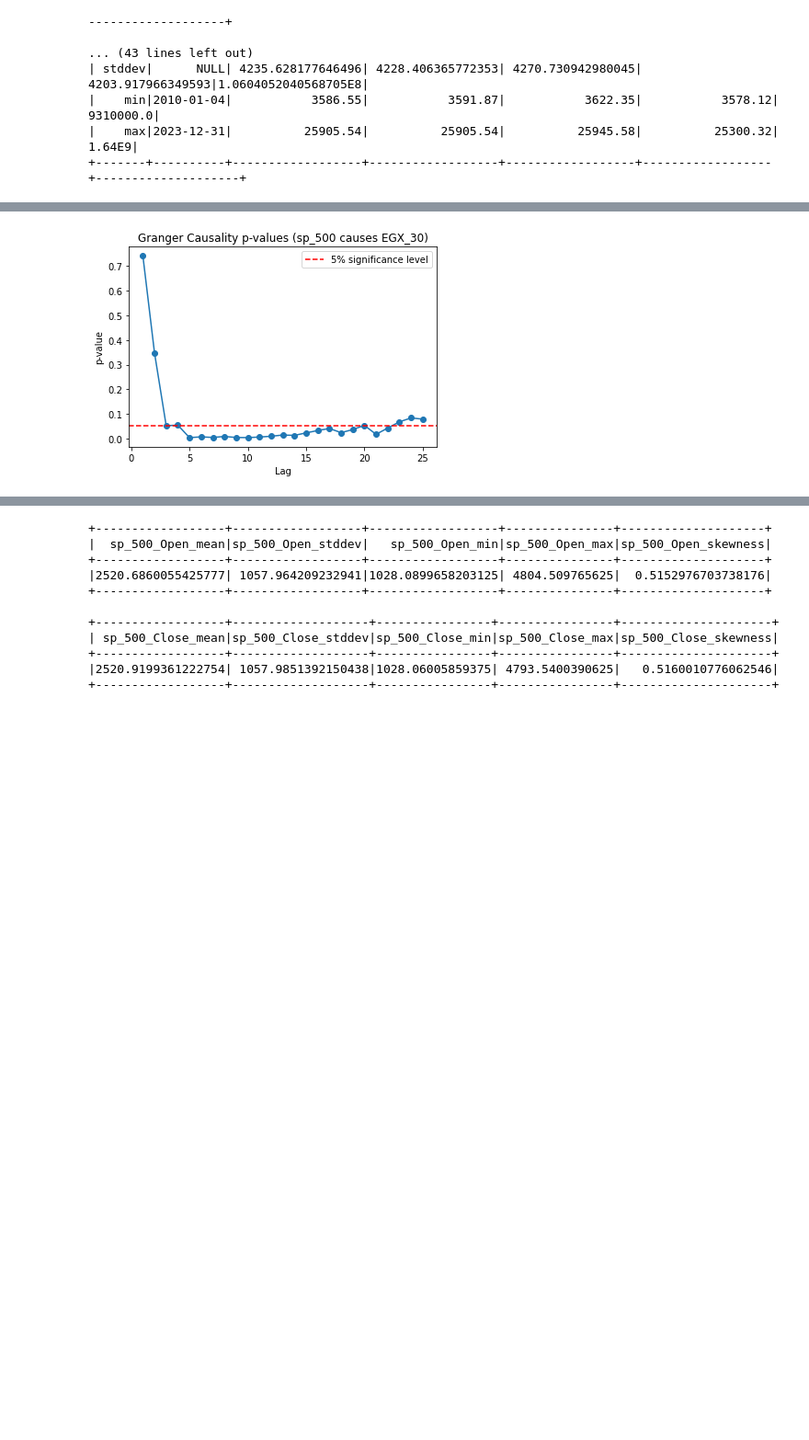
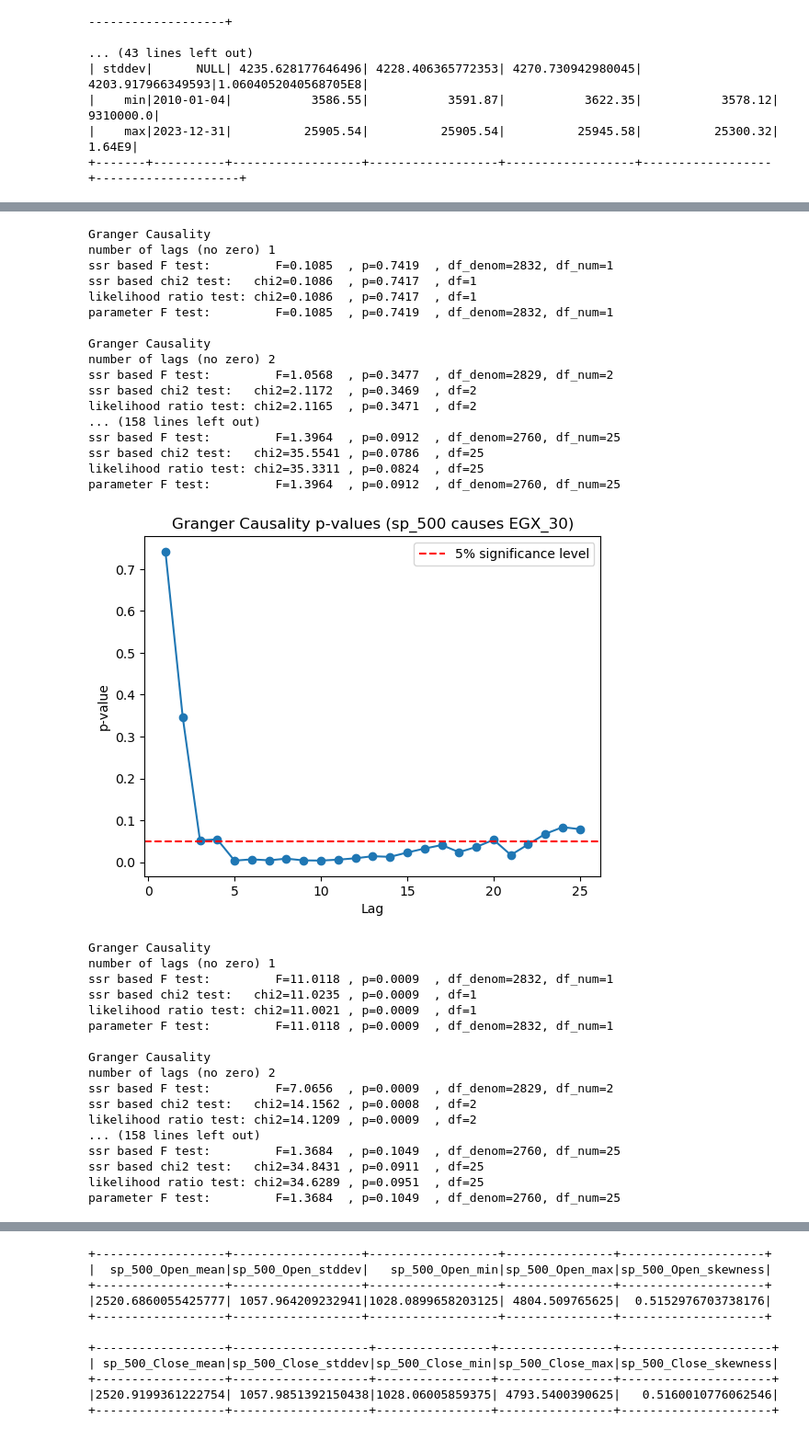
Before and after one commit to Ahmedh12/Global_Trends_Spillover_Effect_Analysis, a Jupyter notebook: notebooks/Data Exploration.ipynb, the cells around one changed output, grey strips where cells are left out. Shown at 92% size. Drawn from its saved outputs; the diff is of its cells as text; code cells hidden in the pictures; blank space fills up the shorter version.

```diff
--- a/notebooks/Data Exploration.ipynb
+++ b/notebooks/Data Exploration.ipynb
@@ -127,21 +120,55 @@ only showing top 20 rows
 # %%
 max_lag = 25
 
 for index in indices:
     if "EGX" in index:
         continue
 
-    gc_test_result = grangercausalitytests(daily_return_df[[f'{index}_daily_return', f'{Indices.EGX_30.name}_daily_return']], max_lag,verbose=False)
+    gc_test_result = grangercausalitytests(daily_return_df[[f'{index}_daily_return', f'{Indices.EGX_30.name}_daily_return']], max_lag)
 
     lags = list(range(1, max_lag + 1))
     p_values = [gc_test_result[lag][0]['ssr_chi2test'][1] for lag in range(1, max_lag + 1)]
 
     plt.plot(lags, p_values, marker='o')
     plt.axhline(y=0.05, color='r', linestyle='--', label="5% significance level")
     plt.xlabel('Lag')
     plt.ylabel('p-value')
     plt.title(f"Granger Causality p-values ({index} causes EGX_30)")
     plt.legend()
     plt.show()
 # %% [output]
+Granger Causality
+number of lags (no zero) 1
+ssr based F test:         F=0.1085  , p=0.7419  , df_denom=2832, df_num=1
+ssr based chi2 test:   chi2=0.1086  , p=0.7417  , df=1
+likelihood ratio test: chi2=0.1086  , p=0.7417  , df=1
+parameter F test:         F=0.1085  , p=0.7419  , df_denom=2832, df_num=1
+
+Granger Causality
+number of lags (no zero) 2
+ssr based F test:         F=1.0568  , p=0.3477  , df_denom=2829, df_num=2
+ssr based chi2 test:   chi2=2.1172  , p=0.3469  , df=2
+likelihood ratio test: chi2=2.1165  , p=0.3471  , df=2
+... (158 lines left out)
+ssr based F test:         F=1.3964  , p=0.0912  , df_denom=2760, df_num=25
+ssr based chi2 test:   chi2=35.5541 , p=0.0786  , df=25
+likelihood ratio test: chi2=35.3311 , p=0.0824  , df=25
+parameter F test:         F=1.3964  , p=0.0912  , df_denom=2760, df_num=25
-[figure, old version]
+[figure, new version]
+Granger Causality
+number of lags (no zero) 1
+ssr based F test:         F=11.0118 , p=0.0009  , df_denom=2832, df_num=1
+ssr based chi2 test:   chi2=11.0235 , p=0.0009  , df=1
+likelihood ratio test: chi2=11.0021 , p=0.0009  , df=1
+parameter F test:         F=11.0118 , p=0.0009  , df_denom=2832, df_num=1
+
+Granger Causality
+number of lags (no zero) 2
+ssr based F test:         F=7.0656  , p=0.0009  , df_denom=2829, df_num=2
+ssr based chi2 test:   chi2=14.1562 , p=0.0008  , df=2
+likelihood ratio test: chi2=14.1209 , p=0.0009  , df=2
+... (158 lines left out)
+ssr based F test:         F=1.3684  , p=0.1049  , df_denom=2760, df_num=25
+ssr based chi2 test:   chi2=34.8431 , p=0.0911  , df=25
+likelihood ratio test: chi2=34.6289 , p=0.0951  , df=25
+parameter F test:         F=1.3684  , p=0.1049  , df_denom=2760, df_num=25
```
Also changed, not shown: parts of 8 cells of this notebook, 2 other files.
